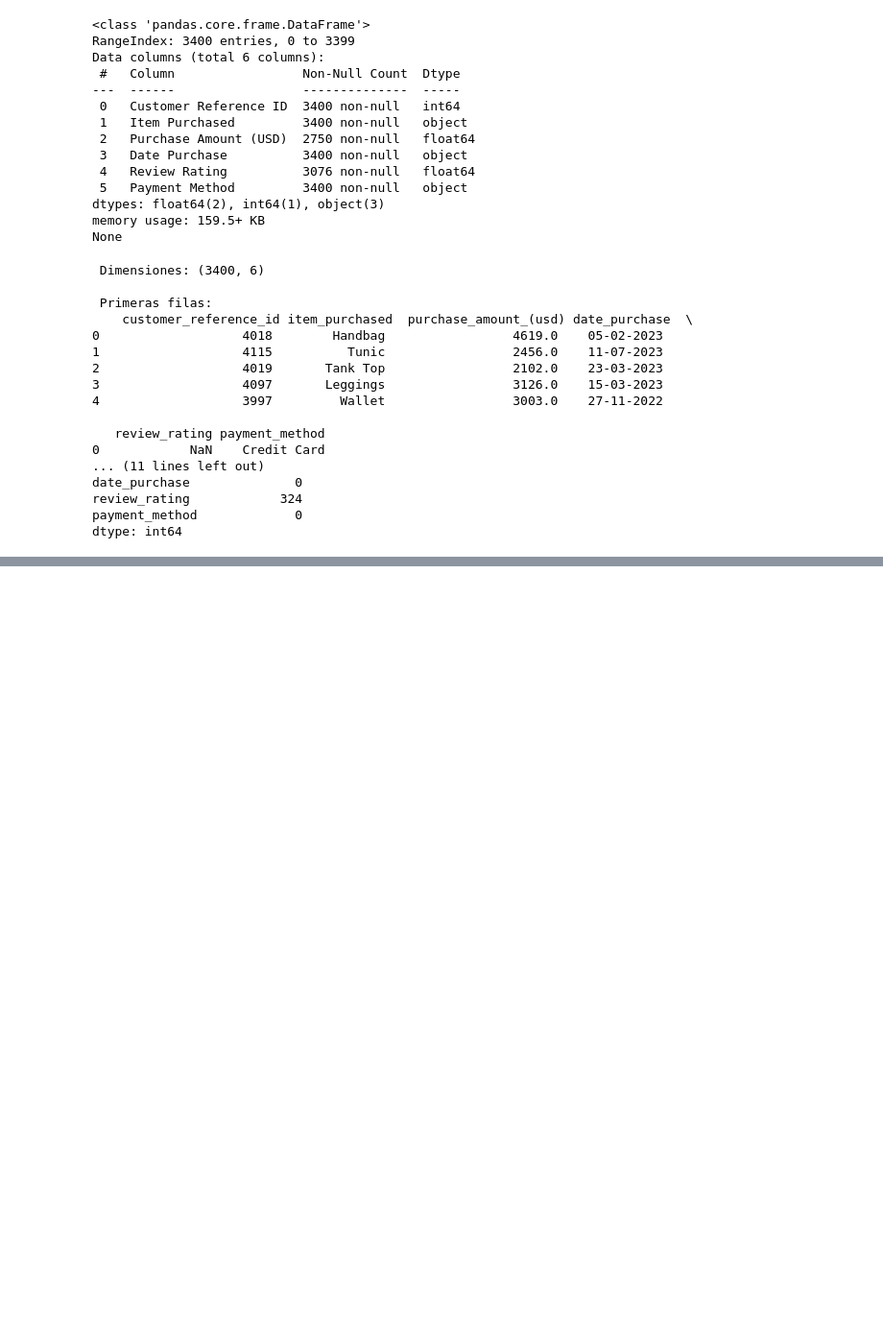
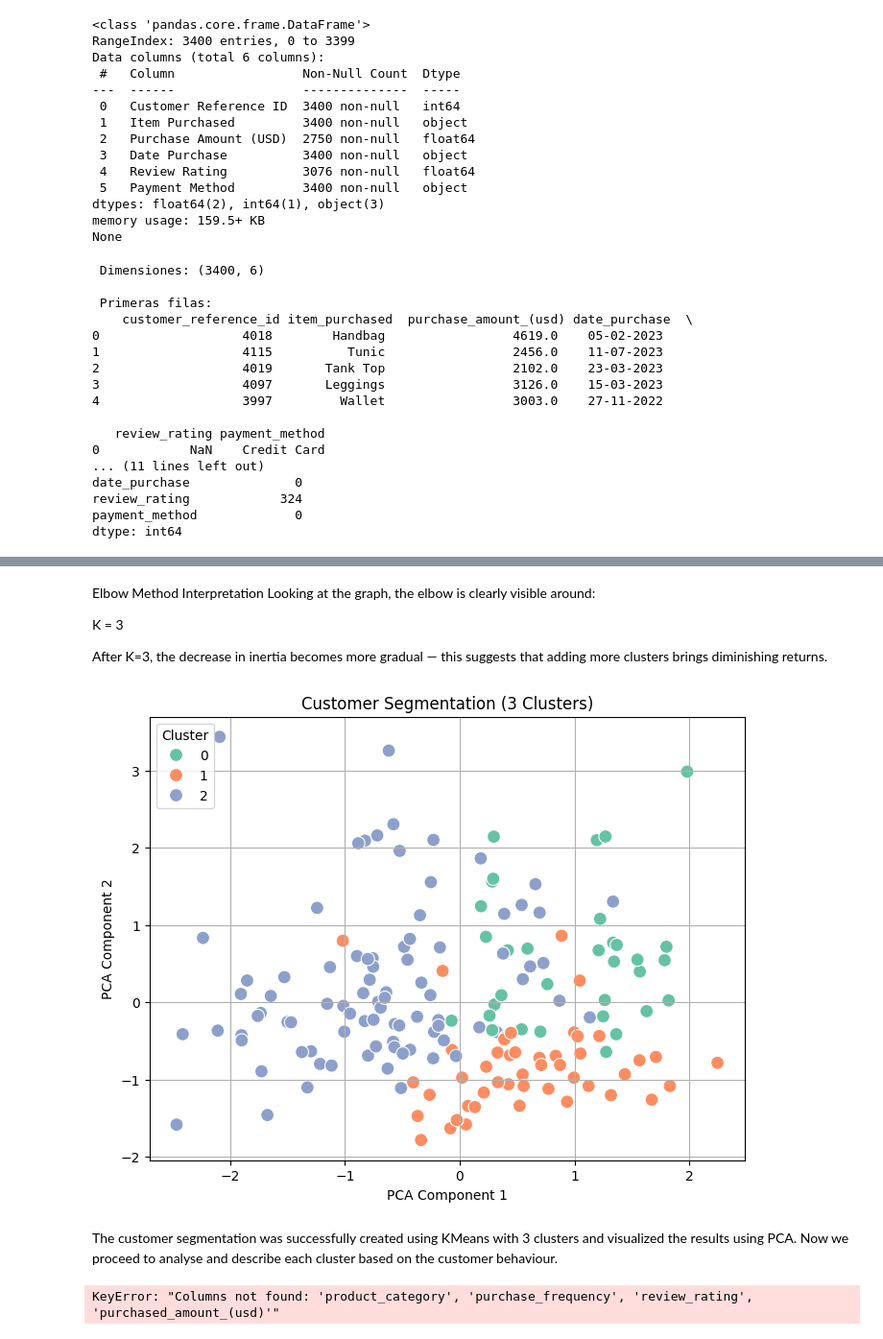
Before and after one commit to ninimecri/retail-fashion-customer-insights, a Jupyter notebook: Retail Fashion JN.ipynb, the cells around one changed output, grey strips where cells are left out. Shown at 96% size. Drawn from its saved outputs; the diff is of its cells as text; code cells hidden in the pictures; blank space fills up the shorter version.

```diff
--- a/Retail Fashion JN.ipynb
+++ b/Retail Fashion JN.ipynb
@@ -98,0 +210,40 @@ For example, when doing 'df[col].method(value, inplace=True)', try using 'df.met
+# %% [markdown]
+Elbow Method Interpretation
+Looking at the graph, the elbow is clearly visible around:
+
+K = 3
+
+After K=3, the decrease in inertia becomes more gradual — this suggests that adding more clusters brings diminishing returns.
+# %%
+# Apply KMeans with the optimal number of clusters (K=3)
+kmeans = KMeans(n_clusters=3, random_state=42)
+customer_df['cluster'] = kmeans.fit_predict(scaled_features)
+
+# Reduce dimensionality for visualization
+pca = PCA(n_components=2)
+components = pca.fit_transform(scaled_features)
+customer_df['pca_1'] = components[:, 0]
+customer_df['pca_2'] = components[:, 1]
+
+# Plot the clusters
+plt.figure(figsize=(8, 6))
+sns.scatterplot(data=customer_df, x='pca_1', y='pca_2', hue='cluster', palette='Set2', s=100)
+plt.title('Customer Segmentation (3 Clusters)')
+plt.xlabel('PCA Component 1')
+plt.ylabel('PCA Component 2')
+plt.legend(title='Cluster')
+plt.grid(True)
+plt.show()
+# %% [output]
+[figure, added]
+# %% [markdown]
+The customer segmentation was successfully created using KMeans with 3 clusters and visualized the results using PCA. Now we proceed to analyse and describe each cluster based on the customer behaviour.
+# %%
+# Group by cluster and summarize key variables
+cluster_summary = customer_df.groupby('cluster')[[
+    'purchased_amount_(usd)', 'review_rating', 'product_category', 'purchase_frequency'
+]].agg(['mean', 'median', 'count'])
+
+display(cluster_summary)
+# %% [output]
+KeyError: "Columns not found: 'product_category', 'purchase_frequency', 'review_rating', 'purchased_amount_(usd)'"
```
Also changed, not shown: parts of 10 cells of this notebook.
